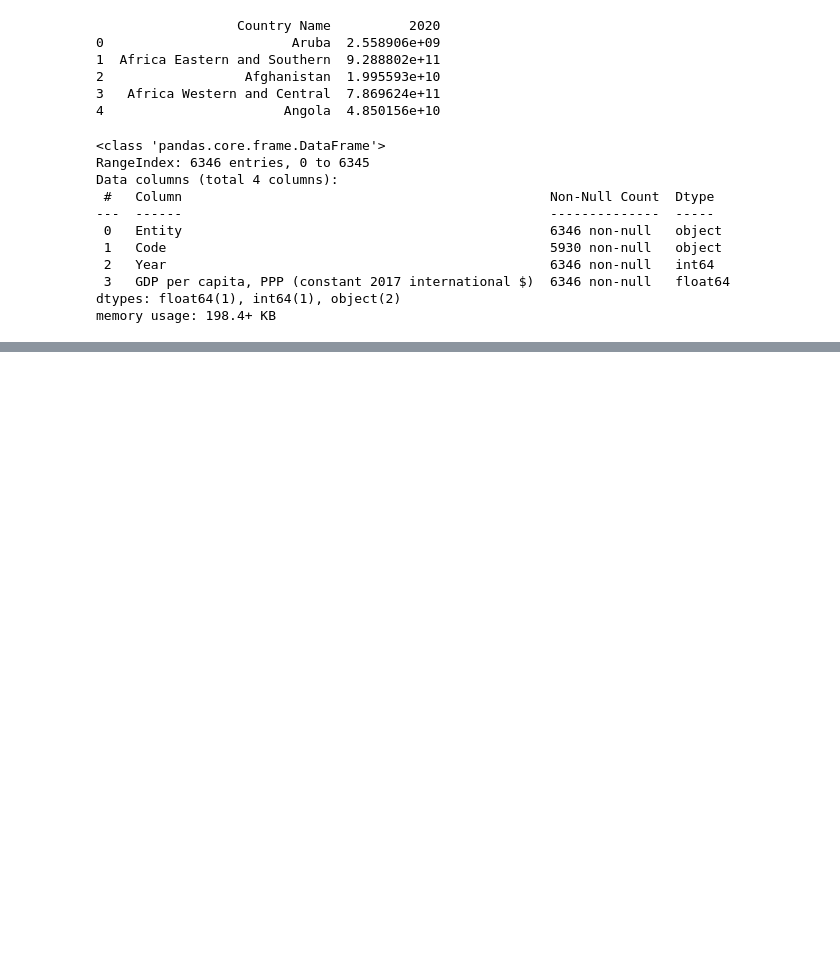
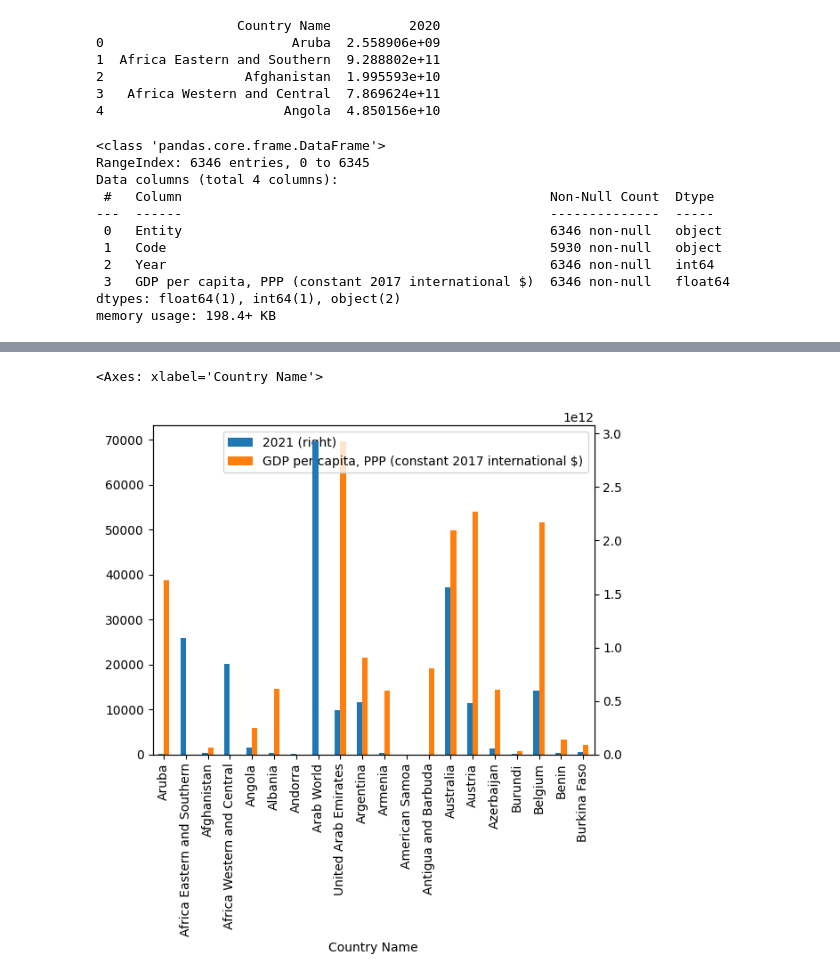
Before and after one commit to samir-dewan/housing-ml, a Jupyter notebook: co2_emissions.ipynb, the cells around one changed output, grey strips where cells are left out. Saved outputs shown, nothing was run; the diff lists cells and outputs as text; code cells hidden in the pictures; blank space fills up the shorter version.

```diff
--- a/co2_emissions.ipynb
+++ b/co2_emissions.ipynb
@@ -168,0 +165,5 @@ print(most_recent_df)
+# %%
+df3 = pd.merge(df, most_recent_df, how='left', left_on='Country Code', right_on='Code')
+df3['2021'] = pd.to_numeric(df3['2021'], errors='coerce')
+df3['GDP per capita, PPP (constant 2017 international $)'] = pd.to_numeric(df3['GDP per capita, PPP (constant 2017 international $)'], errors='coerce')
+print(df3.dtypes)
@@ -168,0 +183,5 @@ print(most_recent_df)
+# %%
+df3.head(20).plot.bar(x='Country Name', y=['2021', 'GDP per capita, PPP (constant 2017 international $)'], secondary_y='2021')
+# %% [output]
+<Axes: xlabel='Country Name'>
+[figure, added]
```
Also changed, not shown: parts of 9 cells of this notebook, 1 other file.
